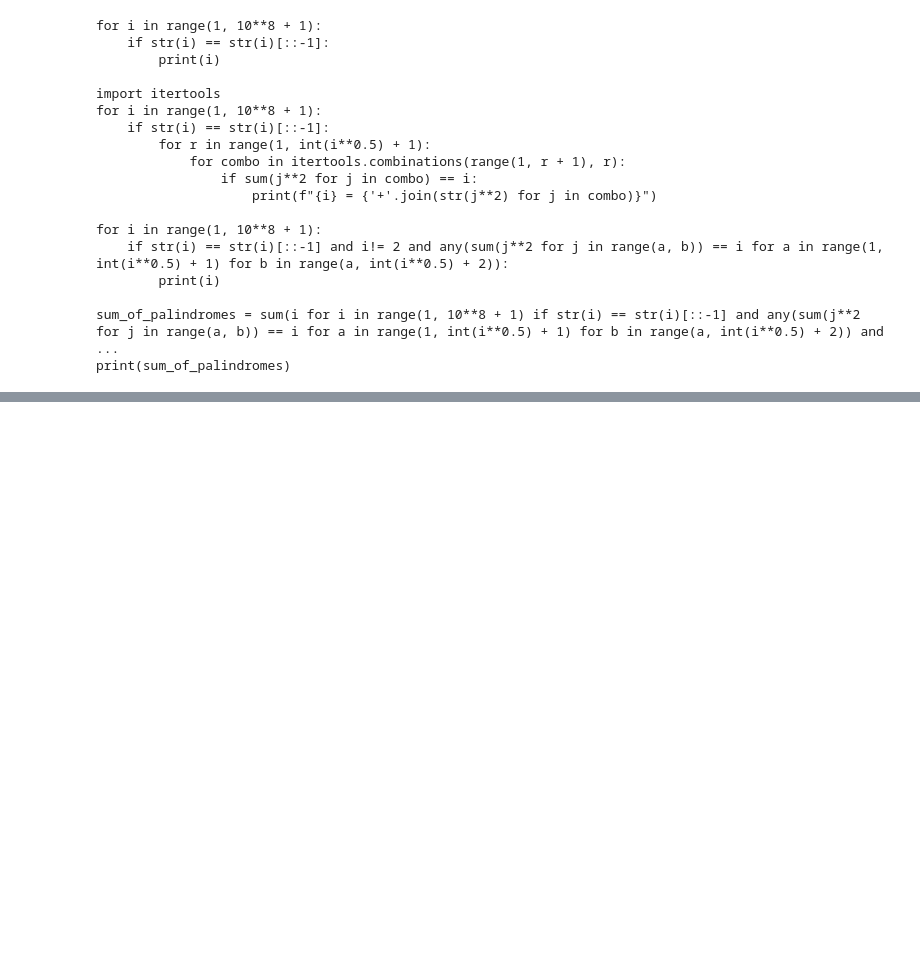
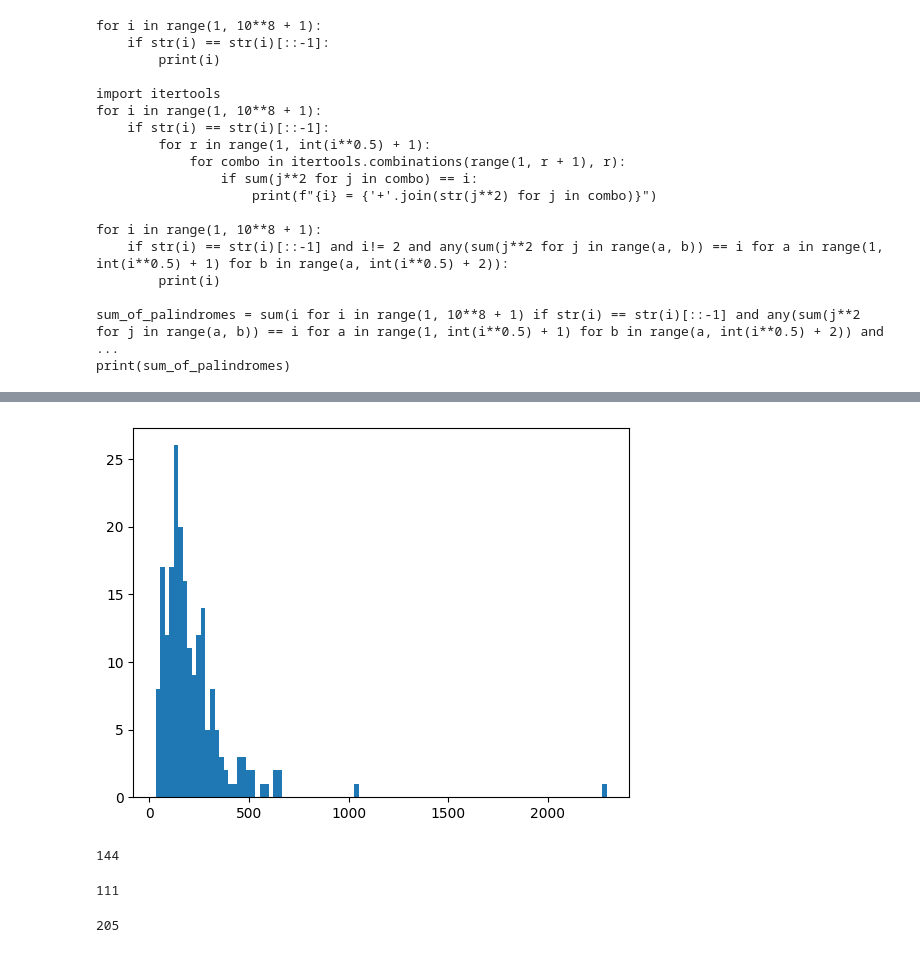
Before and after one commit to Chieh-Hung-Cheng/NLP_TermProjectCode, a Jupyter notebook: PlayGround.ipynb, the cells around one changed output, grey strips where cells are left out. Cells and saved outputs as stored; diff of their text form; code cells hidden in the pictures; blank space fills up the shorter version.

```diff
--- a/PlayGround.ipynb
+++ b/PlayGround.ipynb
@@ -136,0 +156,19 @@ print(sum_of_palindromes)
+# %%
+# Draw histogram
+import matplotlib.pyplot as plt
+plt.hist(token_count, bins=100)
+plt.show()
+# %% [output]
+[figure, added]
+# %%
+len([i for i in token_count if i > 128])
+# %% [output]
+144
+# %%
+len([i for i in lengths if i > 2048/4])
+# %% [output]
+111
+# %%
+len(lengths)
+# %% [output]
+205
```
Also changed, not shown: parts of 5 cells of this notebook, 3 other files.
